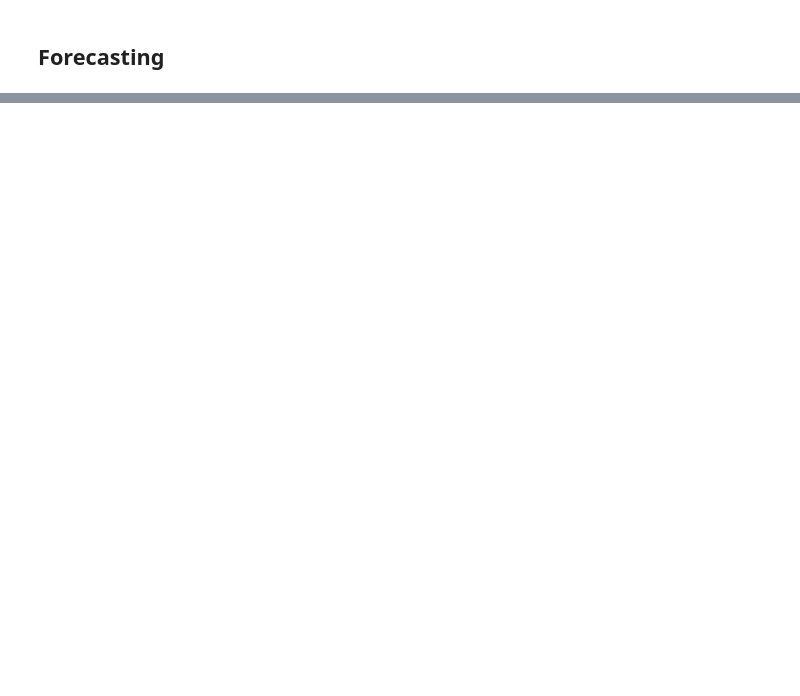
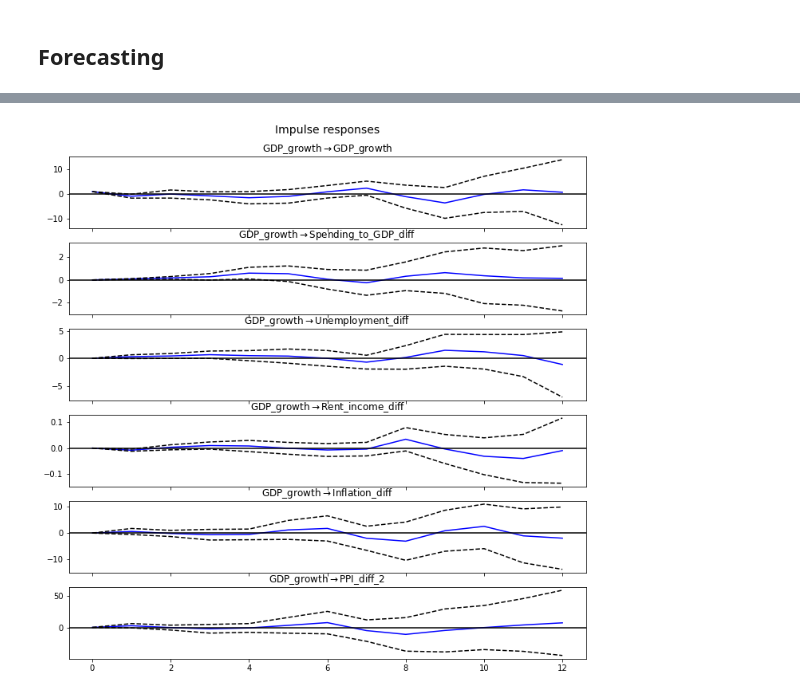
Before and after one commit to hoytlui/GDP-Growth-Forecast-Multivariate-Time-Series-Analysis, a Jupyter notebook: 5_modeling.ipynb, the cells around one changed output, grey strips where cells are left out. Saved outputs shown, nothing was run; the diff lists cells and outputs as text; code cells hidden in the pictures; blank space fills up the shorter version.

```diff
--- a/5_modeling.ipynb
+++ b/5_modeling.ipynb
@@ -90,0 +51,6 @@ FEVD for GDP_growth
+# %%
+# check individual variable
+irf.plot(impulse='GDP_growth')
+plt.show()
+# %% [output]
+[figure, added]
```
Also changed, not shown: parts of 34 cells of this notebook.
